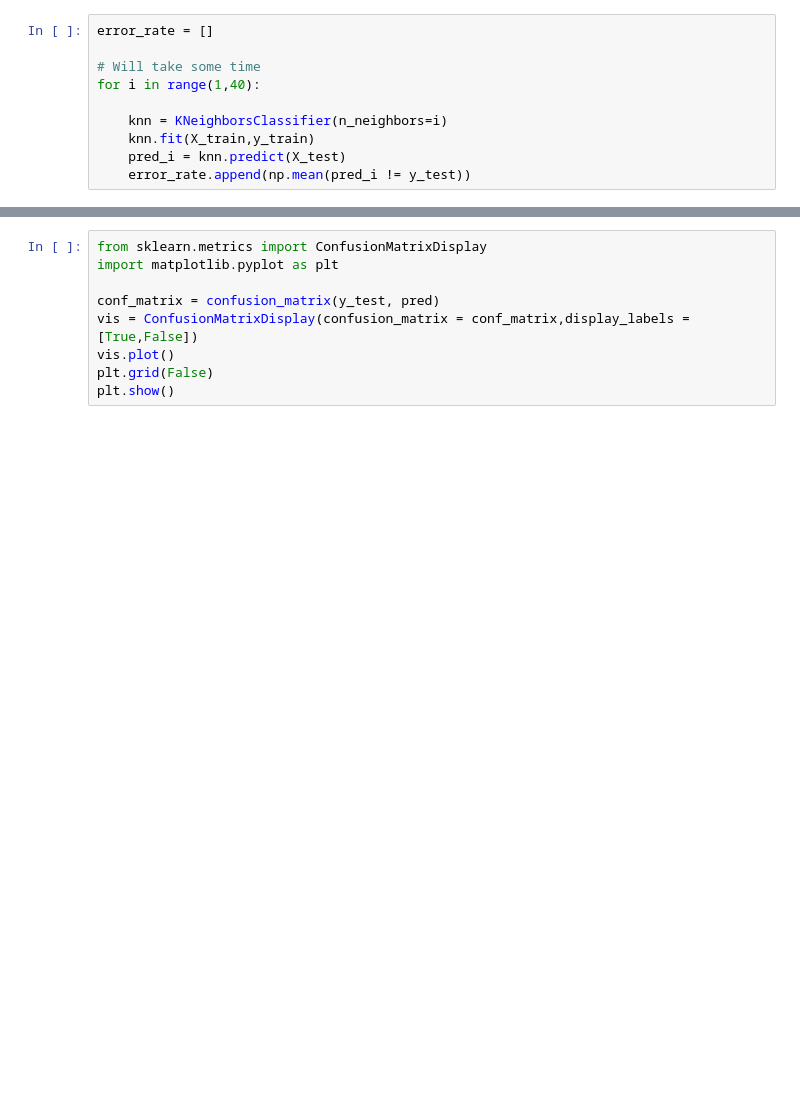
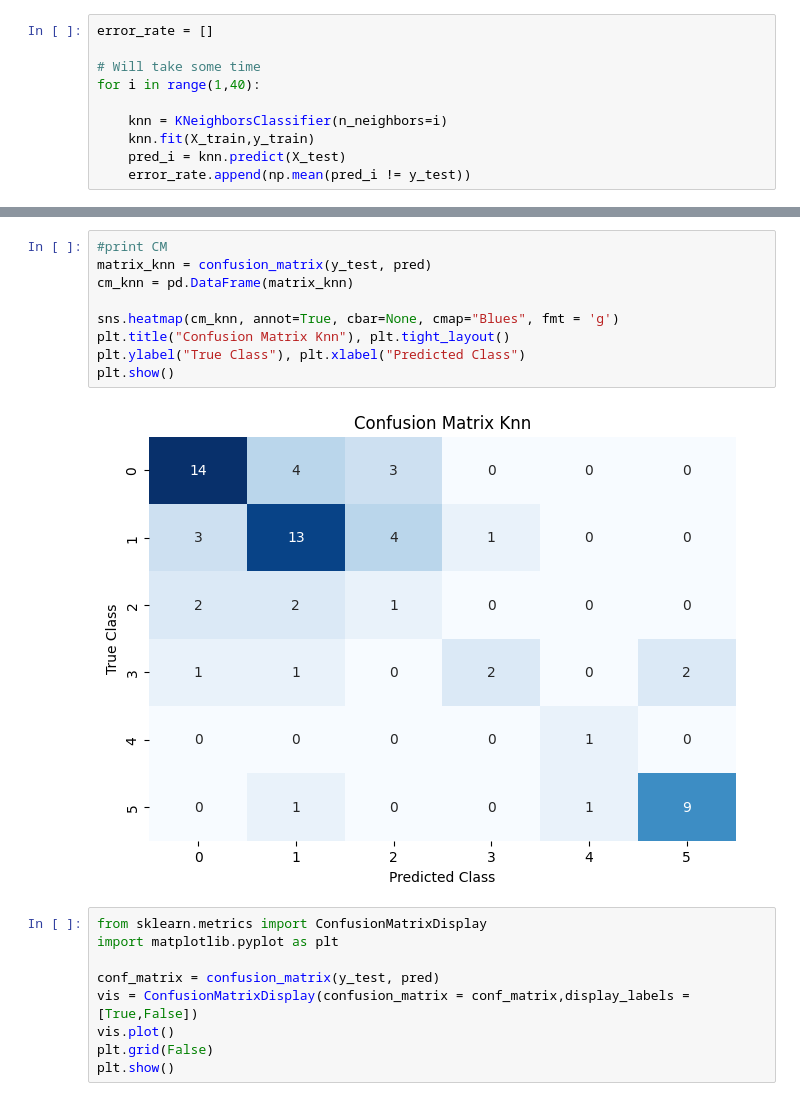
Before and after one commit to shakiliitju/B.Sc-in-ICT, a Jupyter notebook: 4.1 Fourth Year First Semester/ICT - 4102 Artificial Intelligence Lab/Lab 6/Code/2023.ipynb, the cells around one changed output, grey strips where cells are left out. Cells and saved outputs as stored; diff of their text form; blank space fills up the shorter version.

```diff
--- a/4.1 Fourth Year First Semester/ICT - 4102 Artificial Intelligence Lab/Lab 6/Code/2023.ipynb
+++ b/4.1 Fourth Year First Semester/ICT - 4102 Artificial Intelligence Lab/Lab 6/Code/2023.ipynb
@@ -209,3 +209,14 @@ weighted avg       0.66      0.63      0.63        65
+# %%
+#print CM
+matrix_knn = confusion_matrix(y_test, pred)
+cm_knn = pd.DataFrame(matrix_knn)
+
+sns.heatmap(cm_knn, annot=True, cbar=None, cmap="Blues", fmt = 'g')
+plt.title("Confusion Matrix Knn"), plt.tight_layout()
+plt.ylabel("True Class"), plt.xlabel("Predicted Class")
+plt.show()
+# %% [output]
+[figure, added]
 # %%
 from sklearn.metrics import ConfusionMatrixDisplay
 import matplotlib.pyplot as plt
```
Also changed, not shown: parts of 14 cells of this notebook, 9 other files.
